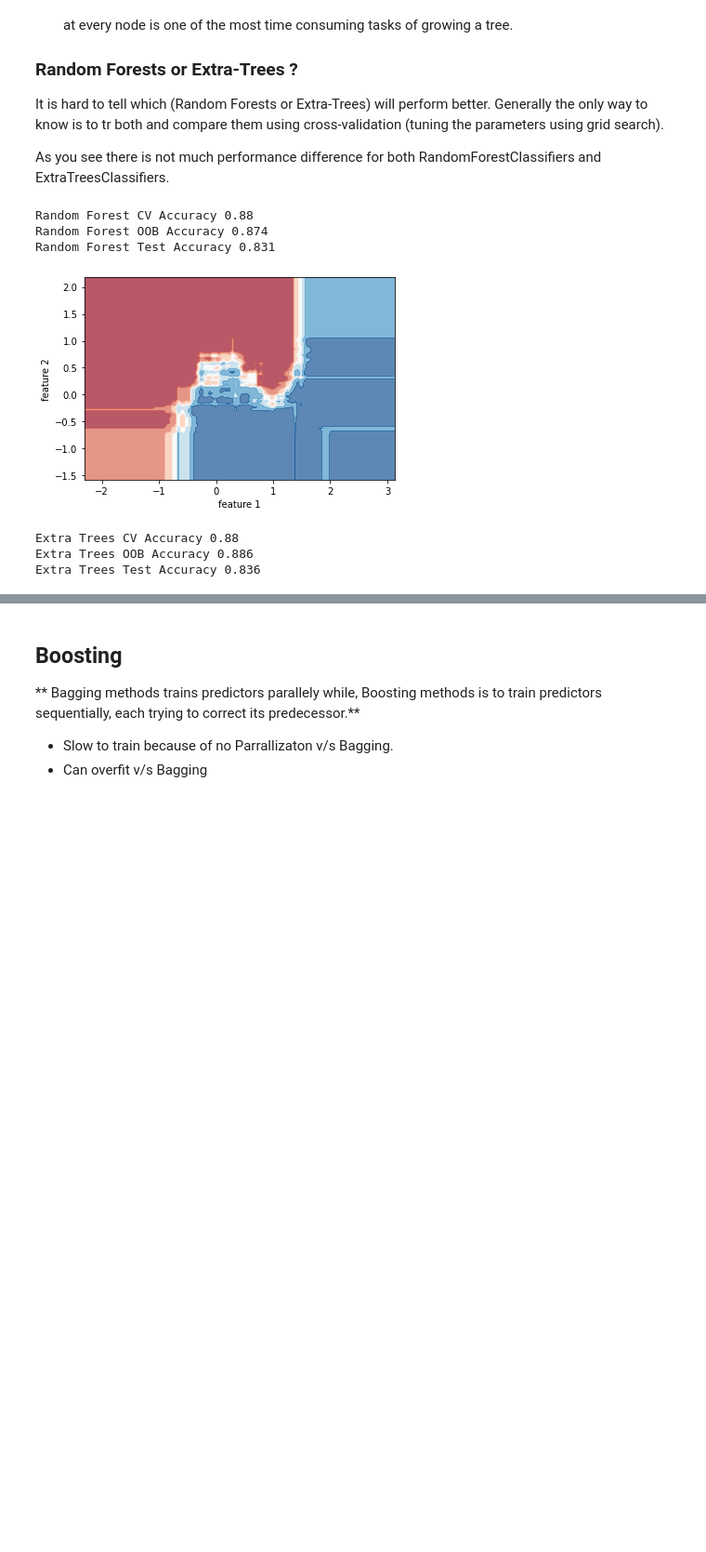
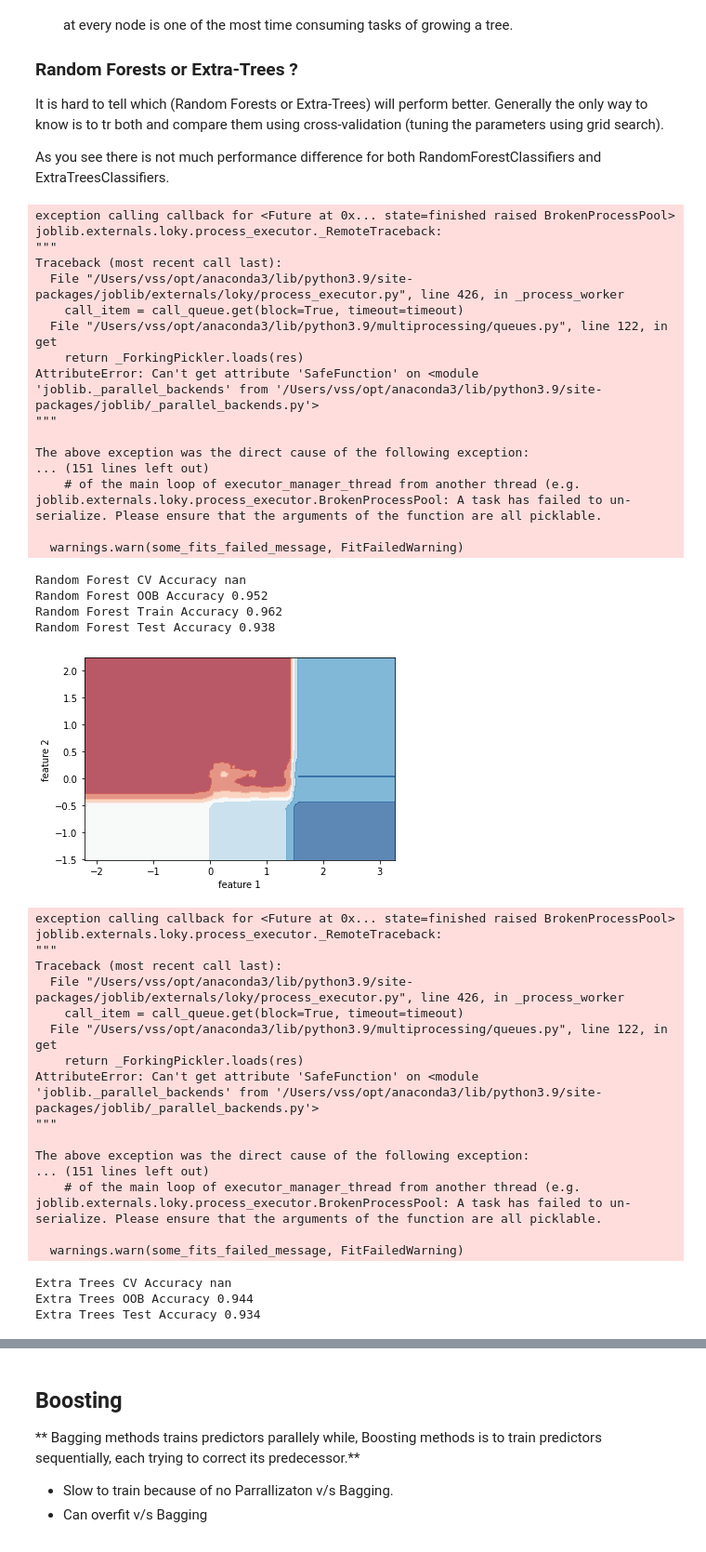
Before and after one commit to viveksolanki216/Learning_Data-Science, a Jupyter notebook: Books-Practical-Codes/Hands-On Machine Learning With Scikit Learn/Chapter 7 Ensamble Learning and Random Forests.ipynb, the cells around one changed output, grey strips where cells are left out. Shown at 93% size. Cells and saved outputs as stored; diff of their text form; code cells hidden in the pictures; blank space fills up the shorter version.

Commit message:
Removing Unnecessary items

```diff
--- a/Books-Practical-Codes/Hands-On Machine Learning With Scikit Learn/Chapter 7 Ensamble Learning and Random Forests.ipynb
+++ b/Books-Practical-Codes/Hands-On Machine Learning With Scikit Learn/Chapter 7 Ensamble Learning and Random Forests.ipynb
@@ -44,6 +44,8 @@ import matplotlib.pyplot as plt
 from matplotlib.colors import ListedColormap
 cm_bright = ListedColormap(['#FF0000', '#0000FF'])
 cm = plt.cm.RdBu
+!pip install imblearn
+#from imblearn.datasets import make_imbalance
 
 # Function to plot decision boundry, restricted to 2-d plots ie 2 features
 def plot_decision_boundry(model,X):
@@ -61,11 +63,19 @@ def plot_decision_boundry(model,X):
 from sklearn.datasets import make_moons
 # Generating the data
 # Training Set
-X,y = make_moons(n_samples = 500, noise =0.3)
+n = 1000
+X,y = make_moons(n_samples = n, noise =0.3)
 # Test Set
-X_test,y_test = make_moons(n_samples = 1000, noise =.4)
+X_test,y_test = make_moons(n_samples = n, noise =.3)
+
+portions = {0:int(n*.5*.9), 1:int(n*.5*.1)}
+#X, y= make_imbalance(X, y, sampling_strategy=portions, random_state=42)
+#X_test, y_test= make_imbalance(X_test, y_test, sampling_strategy=portions, random_state=42)
 
 plt.scatter(X[:,0],X[:,1],c=y,cmap=cm_bright,
             edgecolor='k')
 plt.show()
+plt.scatter(X_test[:,0],X_test[:,1],c=y_test,cmap=cm_bright,
+            edgecolor='k')
+plt.show()
 # %% [output]
@@ -248,28 +279,65 @@ As you see there is not much performance difference for both RandomForestClassif
 # %%
 from sklearn.ensemble import ExtraTreesClassifier
 
-rnd_clf = RandomForestClassifier(n_estimators = 500, oob_score=True, n_jobs =-1, random_state=30, max_samples=0.99)
+rnd_clf = RandomForestClassifier(n_estimators = 100, min_samples_leaf=5, oob_score=True, n_jobs =-1, random_state=30, max_samples=0.5)
                                 # max_features =sqrt(n_features) default value
 rnd_clf.fit(X,y)
 print('Random Forest CV Accuracy', cross_val_score(rnd_clf, X, y, cv=4, scoring='accuracy').mean())
 print('Random Forest OOB Accuracy',rnd_clf.oob_score_)
+rnd_clf.fit(X,y)
+print('Random Forest Train Accuracy', accuracy_score(rnd_clf.predict(X),y))
 print('Random Forest Test Accuracy', accuracy_score(rnd_clf.predict(X_test),y_test))
 plot_decision_boundry(rnd_clf,X)
 plt.show()
 
 rnd_clf = ExtraTreesClassifier(bootstrap=True, n_estimators = 500, oob_score=True, n_jobs =-1, random_state=30, max_samples=0.99)
                                 # max_features =sqrt(n_features) default value
 rnd_clf.fit(X,y)
 print('Extra Trees CV Accuracy', cross_val_score(rnd_clf, X, y, cv=4, scoring='accuracy').mean())
 print('Extra Trees OOB Accuracy',rnd_clf.oob_score_)
 print('Extra Trees Test Accuracy', accuracy_score(rnd_clf.predict(X_test),y_test))
 plot_decision_boundry(rnd_clf,X)
 plt.show()
 # %% [output]
-Random Forest CV Accuracy 0.88
-Random Forest OOB Accuracy 0.874
-Random Forest Test Accuracy 0.831
+exception calling callback for <Future at 0x... state=finished raised BrokenProcessPool>
+joblib.externals.loky.process_executor._RemoteTraceback:
+"""
+Traceback (most recent call last):
+  File "/Users/vss/opt/anaconda3/lib/python3.9/site-packages/joblib/externals/loky/process_executor.py", line 426, in _process_worker
+    call_item = call_queue.get(block=True, timeout=timeout)
+  File "/Users/vss/opt/anaconda3/lib/python3.9/multiprocessing/queues.py", line 122, in get
+    return _ForkingPickler.loads(res)
+AttributeError: Can't get attribute 'SafeFunction' on <module 'joblib._parallel_backends' from '/Users/vss/opt/anaconda3/lib/python3.9/site-packages/joblib/_parallel_backends.py'>
+"""
+
+The above exception was the direct cause of the following exception:
+... (151 lines left out)
+    # of the main loop of executor_manager_thread from another thread (e.g.
+joblib.externals.loky.process_executor.BrokenProcessPool: A task has failed to un-serialize. Please ensure that the arguments of the function are all picklable.
+
+  warnings.warn(some_fits_failed_message, FitFailedWarning)
+Random Forest CV Accuracy nan
+Random Forest OOB Accuracy 0.952
+Random Forest Train Accuracy 0.962
+Random Forest Test Accuracy 0.938
-[figure, old version]
+[figure, new version]
-Extra Trees CV Accuracy 0.88
-Extra Trees OOB Accuracy 0.886
-Extra Trees Test Accuracy 0.836
+exception calling callback for <Future at 0x... state=finished raised BrokenProcessPool>
+joblib.externals.loky.process_executor._RemoteTraceback:
+"""
+Traceback (most recent call last):
+  File "/Users/vss/opt/anaconda3/lib/python3.9/site-packages/joblib/externals/loky/process_executor.py", line 426, in _process_worker
+    call_item = call_queue.get(block=True, timeout=timeout)
+  File "/Users/vss/opt/anaconda3/lib/python3.9/multiprocessing/queues.py", line 122, in get
+    return _ForkingPickler.loads(res)
+AttributeError: Can't get attribute 'SafeFunction' on <module 'joblib._parallel_backends' from '/Users/vss/opt/anaconda3/lib/python3.9/site-packages/joblib/_parallel_backends.py'>
+"""
+
+The above exception was the direct cause of the following exception:
+... (151 lines left out)
+    # of the main loop of executor_manager_thread from another thread (e.g.
+joblib.externals.loky.process_executor.BrokenProcessPool: A task has failed to un-serialize. Please ensure that the arguments of the function are all picklable.
+
+  warnings.warn(some_fits_failed_message, FitFailedWarning)
+Extra Trees CV Accuracy nan
+Extra Trees OOB Accuracy 0.944
+Extra Trees Test Accuracy 0.934
```
Also changed, not shown: parts of 9 cells of this notebook, 14 other files.
